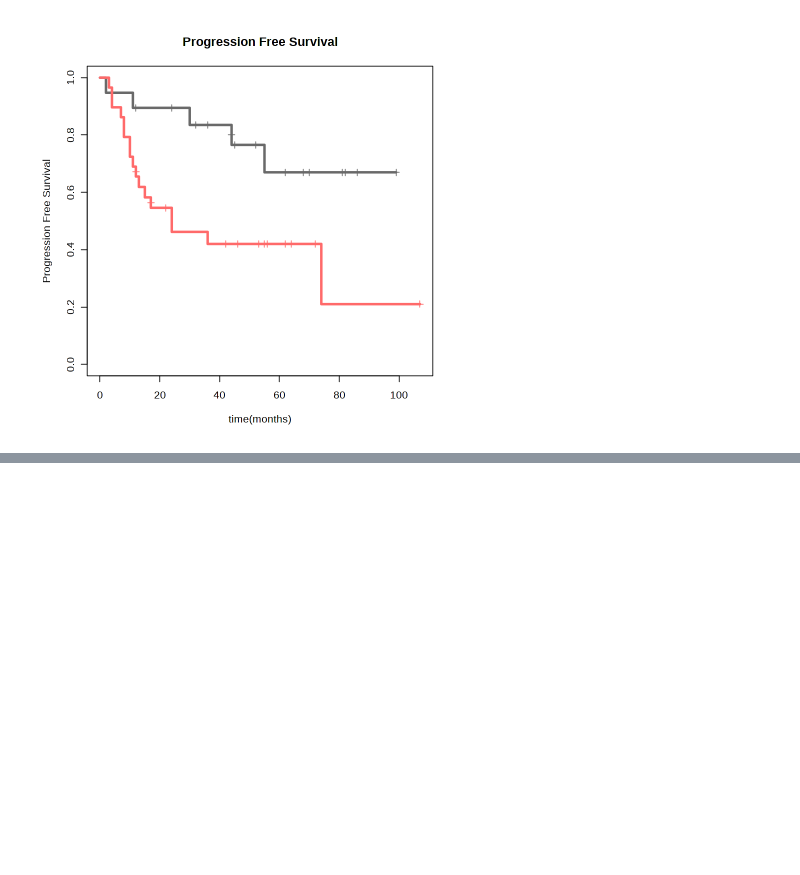
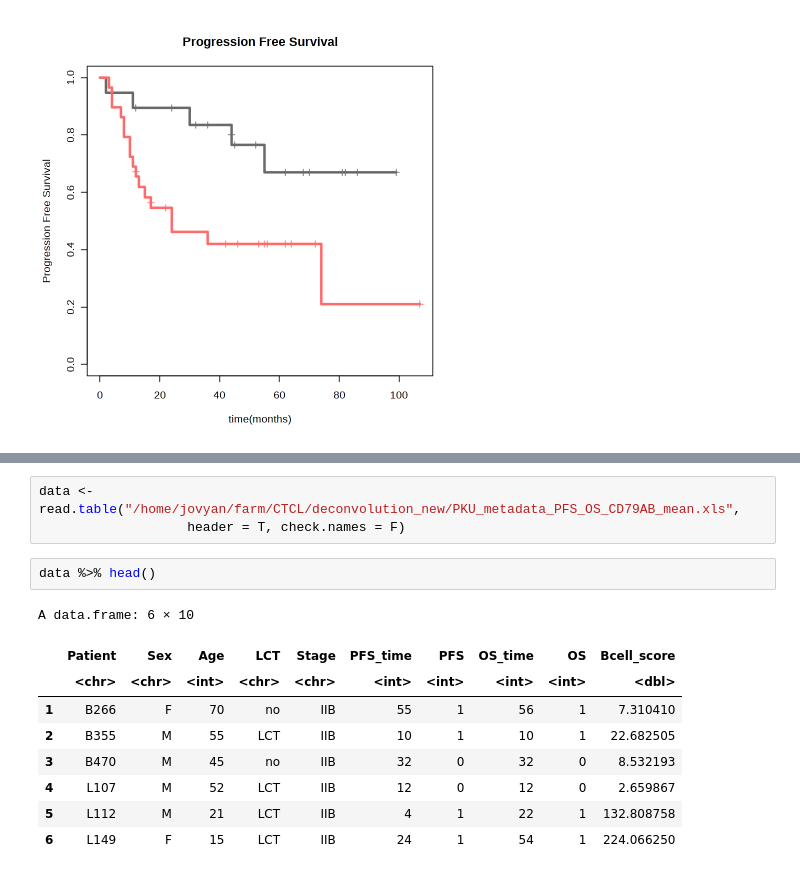
Before and after one commit to ruoyan-li/Cutaneous-T-cell-lymphoma-study, a Jupyter notebook: code/MuSiC.ipynb, the cells around one changed output, grey strips where cells are left out. Drawn from its saved outputs; the diff is of its cells as text; blank space fills up the shorter version.

```diff
--- a/code/MuSiC.ipynb
+++ b/code/MuSiC.ipynb
@@ -357,0 +374,15 @@ Score (logrank) test = 13.52  on 6 df,   p=0.04
+# %%
+data <- read.table("/home/jovyan/farm/CTCL/deconvolution_new/PKU_metadata_PFS_OS_CD79AB_mean.xls",
+                   header = T, check.names = F)
+# %%
+data %>% head()
+# %% [output]
+A data.frame: 6 × 10
+|  | Patient | Sex | Age | LCT | Stage | PFS_time | PFS | OS_time | OS | Bcell_score |
+|  | <chr> | <chr> | <int> | <chr> | <chr> | <int> | <int> | <int> | <int> | <dbl> |
+| 1 | B266 | F | 70 | no | IIB | 55 | 1 | 56 | 1 | 7.310410 |
+| 2 | B355 | M | 55 | LCT | IIB | 10 | 1 | 10 | 1 | 22.682505 |
+| 3 | B470 | M | 45 | no | IIB | 32 | 0 | 32 | 0 | 8.532193 |
+| 4 | L107 | M | 52 | LCT | IIB | 12 | 0 | 12 | 0 | 2.659867 |
+| 5 | L112 | M | 21 | LCT | IIB | 4 | 1 | 22 | 1 | 132.808758 |
+| 6 | L149 | F | 15 | LCT | IIB | 24 | 1 | 54 | 1 | 224.066250 |
```
Also changed, not shown: parts of 11 cells of this notebook.
